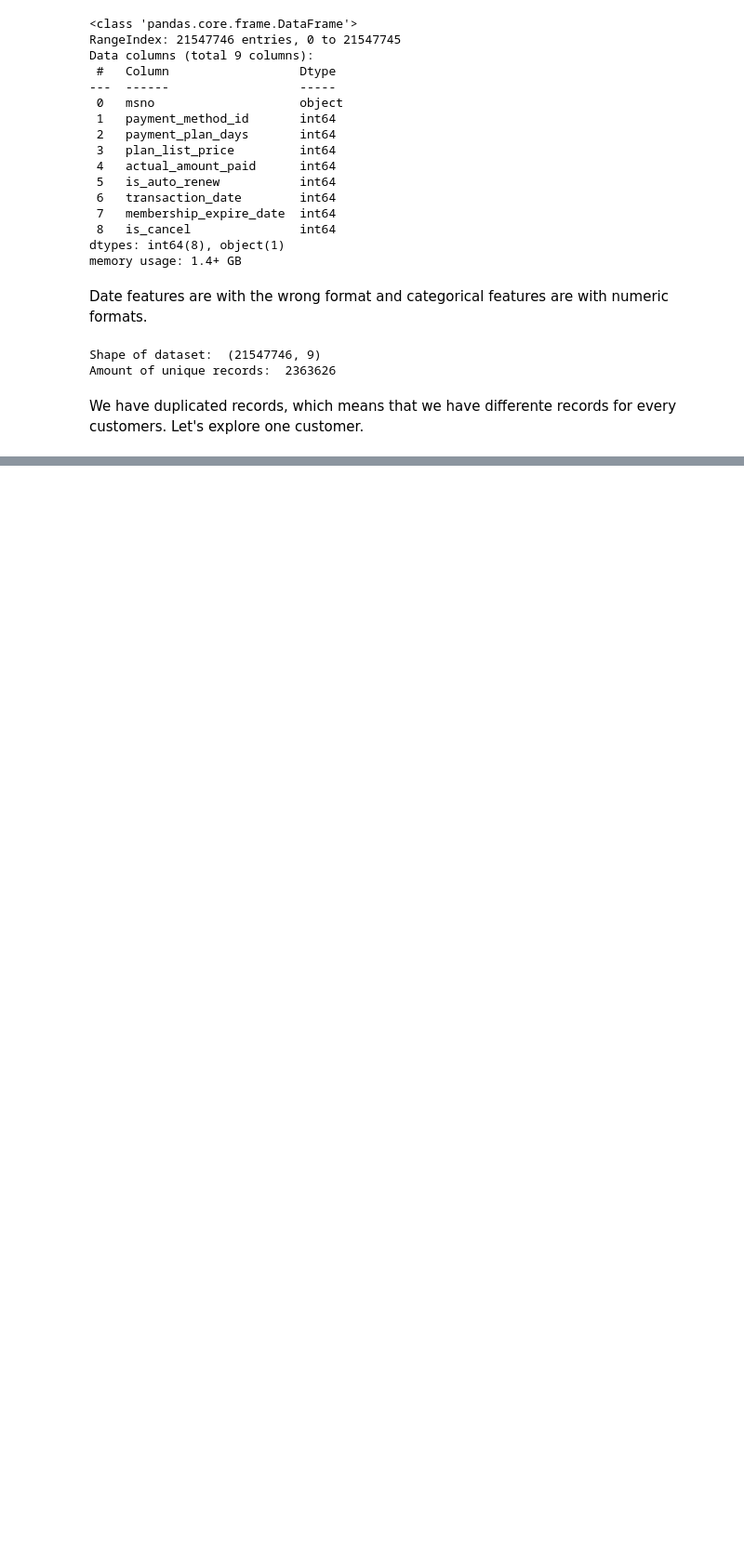
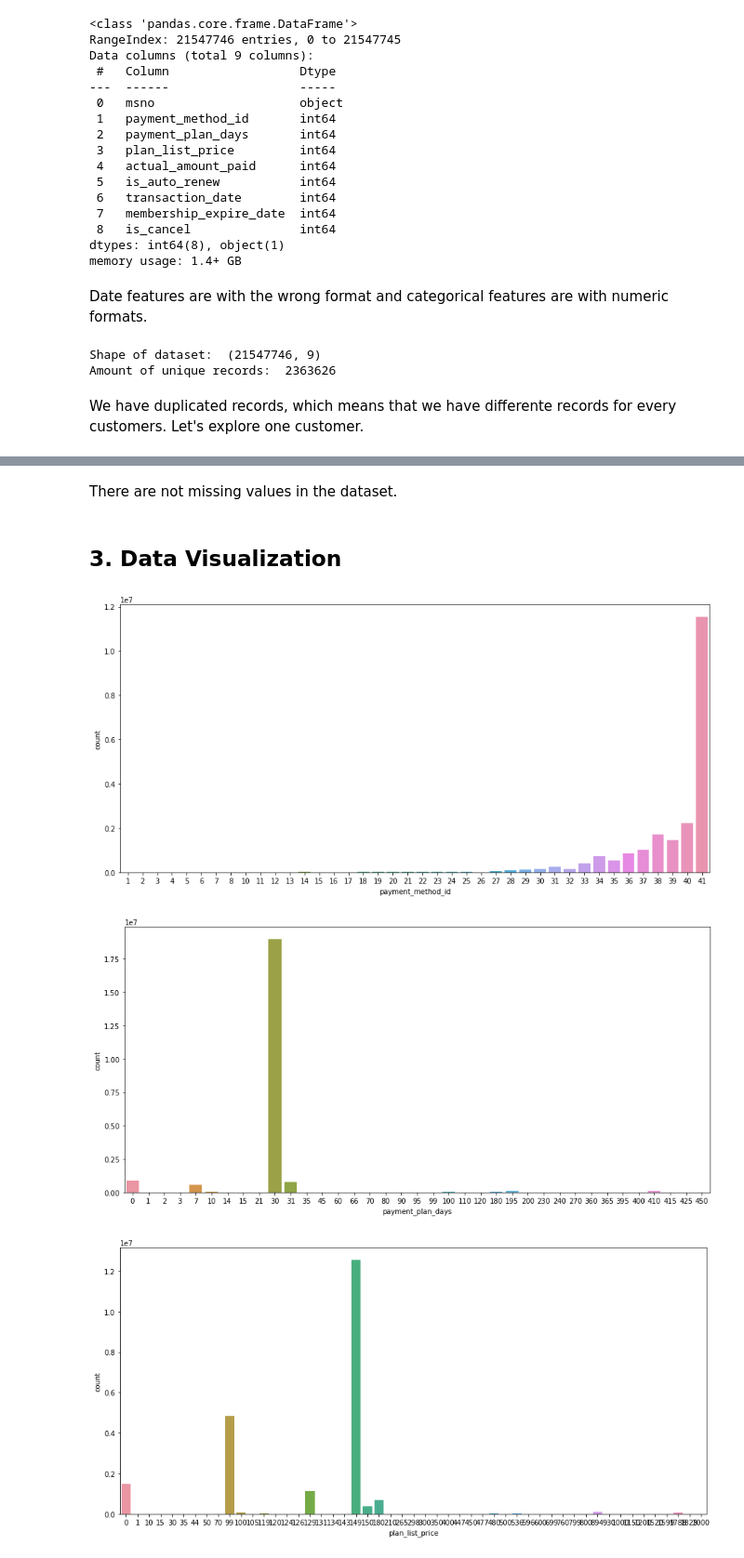
Before and after one commit to jsroa15/KKBOX, a Jupyter notebook: Transactions_data_mining.ipynb, the cells around one changed output, grey strips where cells are left out. Shown at 93% size. Cells and saved outputs as stored; diff of their text form; code cells hidden in the pictures; blank space fills up the shorter version.

```diff
--- a/Transactions_data_mining.ipynb
+++ b/Transactions_data_mining.ipynb
@@ -95,0 +111,16 @@ transactions[transactions['msno']=='YyO+tlZtAXYXoZhNr3Vg3+dfVQvrBVGO8j1mfqe4ZHc=
+# %% [markdown]
+There are not missing values in the dataset.
+# %% [markdown]
+## 3. Data Visualization
+# %%
+features=[x for x in transactions.columns if x not in ['msno','transaction_date','membership_expire_date']]
+# %%
+
+for i in features:
+  fig=plt.figure(figsize=(15,7))
+  sns.countplot(data=transactions,x=i)
+  plt.show()
+# %% [output]
+[figure, added]
+[figure, added]
+[figure, added]
```
Also changed, not shown: parts of 20 cells of this notebook.
